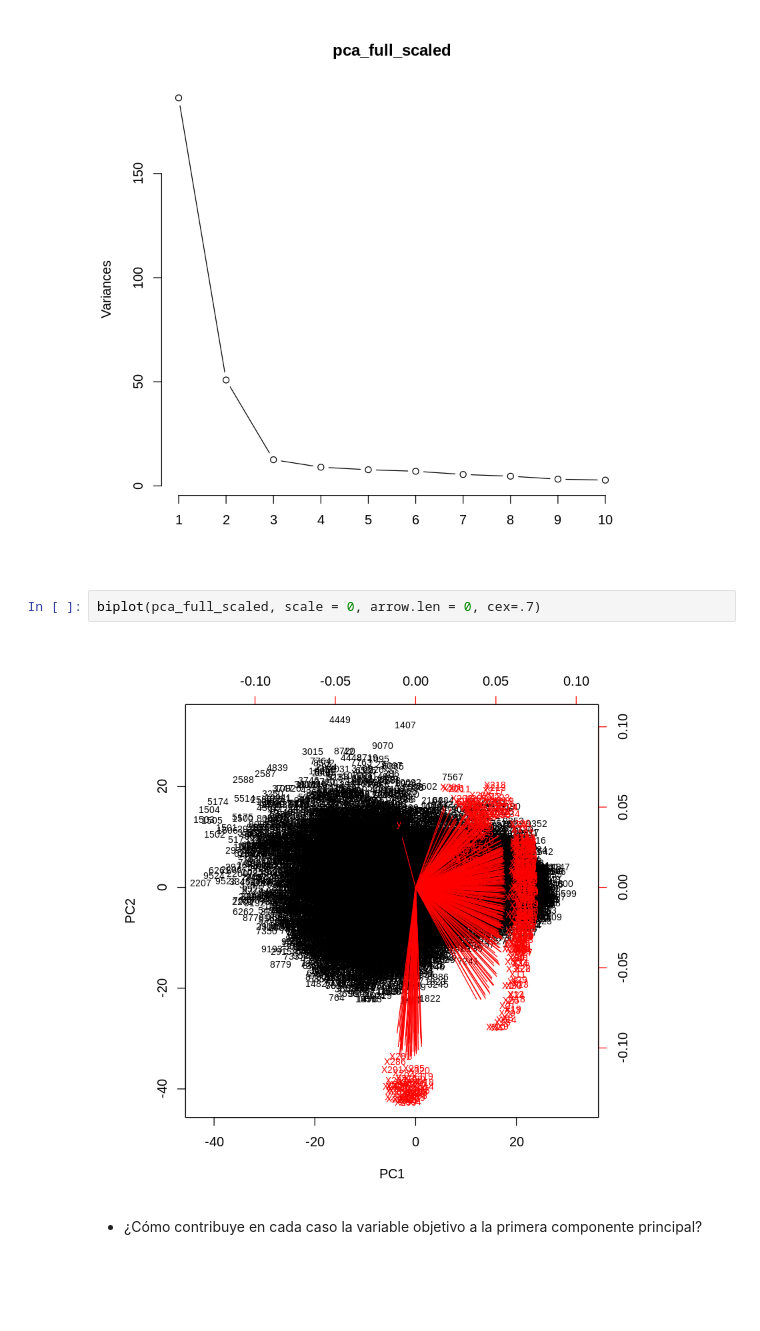
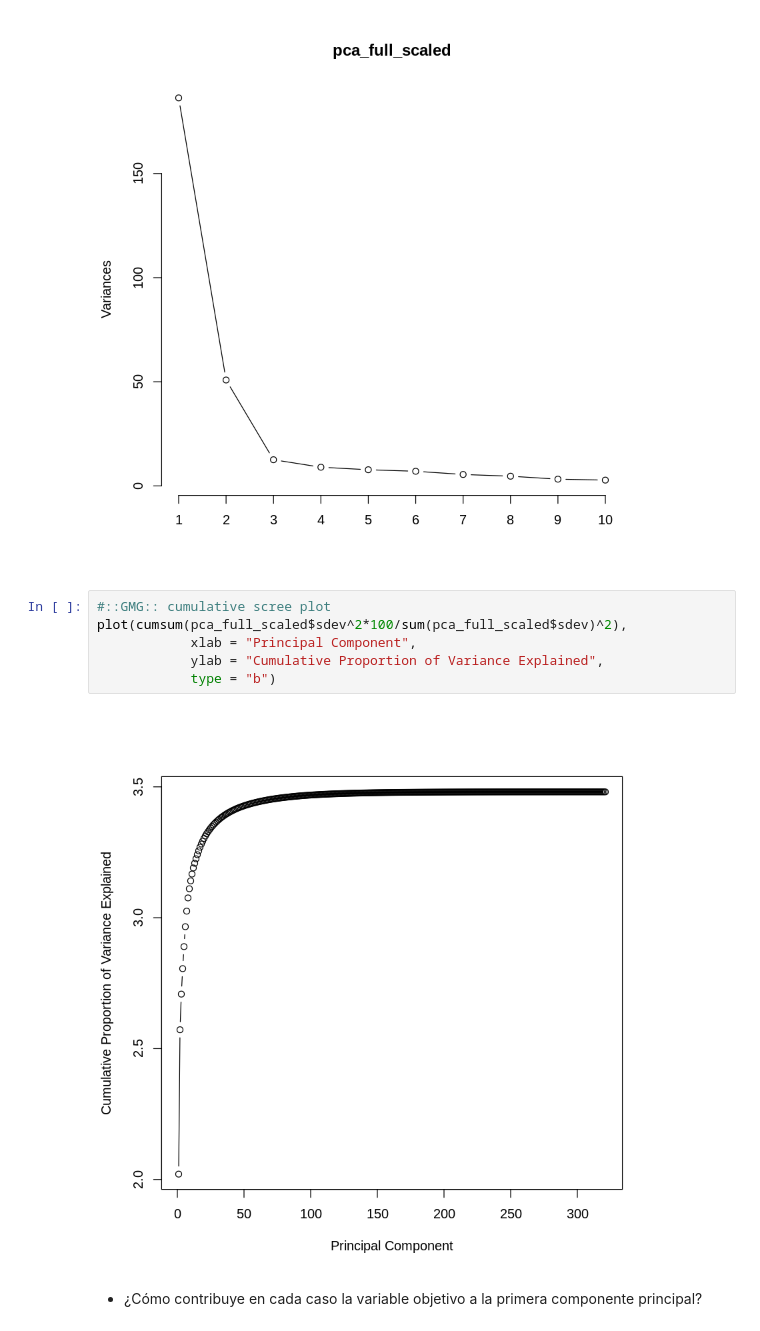
Before and after one commit to yerartdev/uc-m1966-datamining, a Jupyter notebook: d2/T02-m1966-clasificacion-reduccion-dimensionalidad.ipynb, the cells around one changed output. Saved outputs shown, nothing was run; the diff lists cells and outputs as text; blank space fills up the shorter version.

```diff
--- a/d2/T02-m1966-clasificacion-reduccion-dimensionalidad.ipynb
+++ b/d2/T02-m1966-clasificacion-reduccion-dimensionalidad.ipynb
@@ -353,9 +275,13 @@ plot(cumsum(variance_scaled),
 plot(pca_full_scaled, type='l')
 # %% [output]
 [figure]
-# %%
-biplot(pca_full_scaled, scale = 0, arrow.len = 0, cex=.7)
-# %% [output]
-[figure, removed]
+# %%
+#::GMG:: cumulative scree plot
+plot(cumsum(pca_full_scaled$sdev^2*100/sum(pca_full_scaled$sdev)^2),
+            xlab = "Principal Component",
+            ylab = "Cumulative Proportion of Variance Explained",
+            type = "b")
+# %% [output]
+[figure, added]
 # %% [markdown]
 * ¿Cómo contribuye en cada caso la variable objetivo a la primera componente principal?
```
Also changed, not shown: parts of 27 cells of this notebook.
